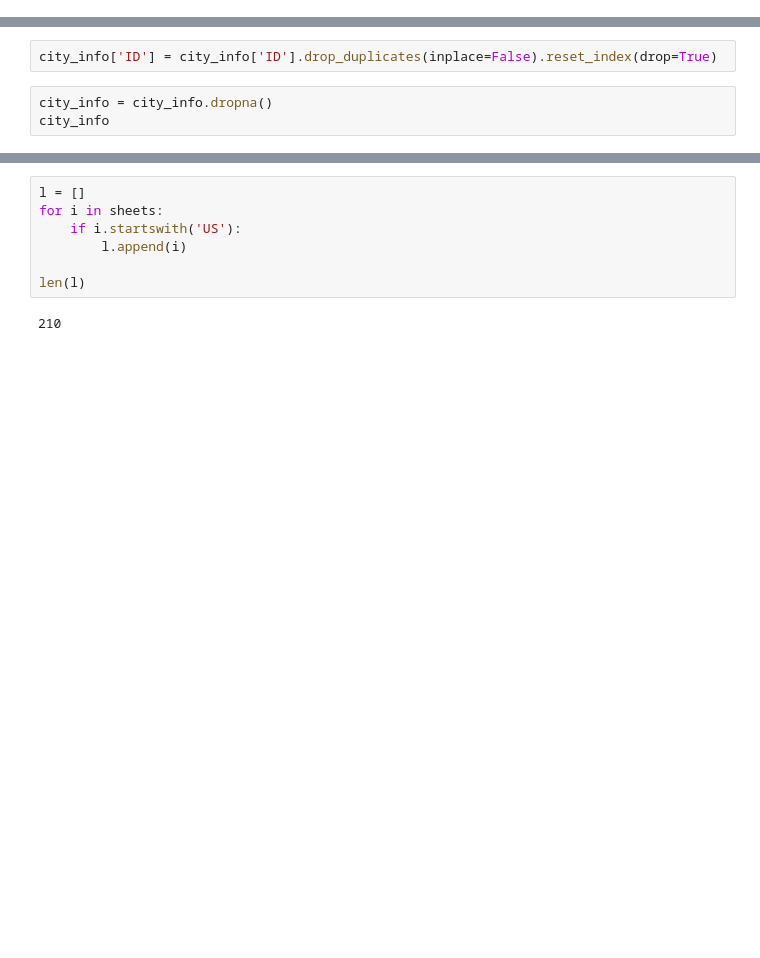
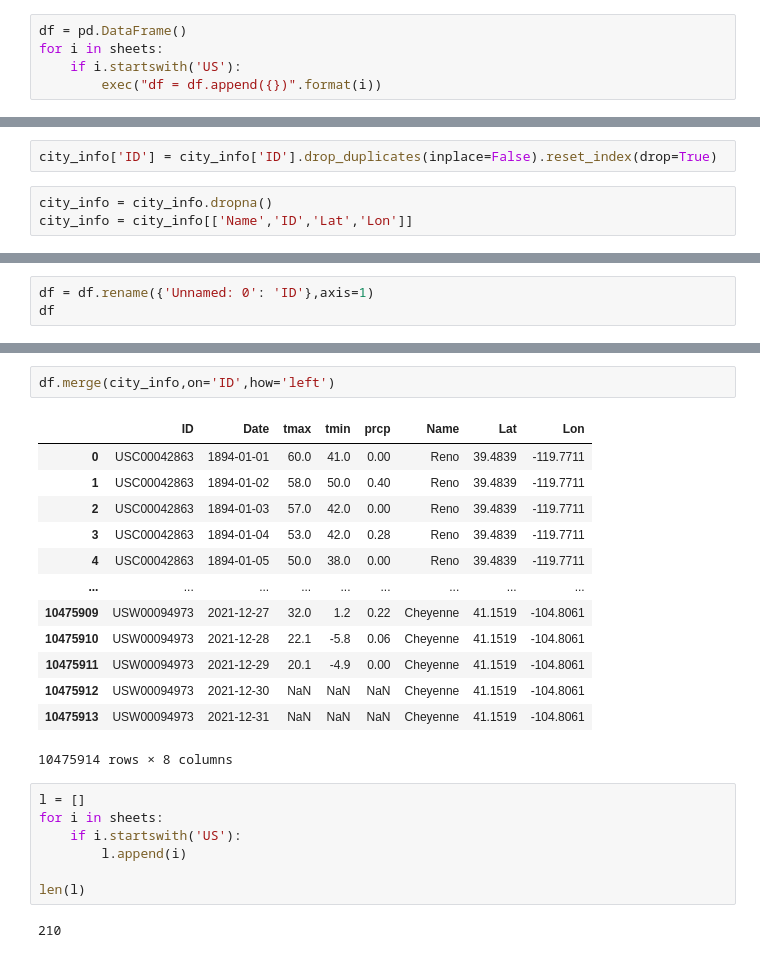
Before and after one commit to jibo16/Hermes-storeLoc-Map, a Jupyter notebook: PrecipMap/Heatmaps.ipynb, the cells around one changed output, grey strips where cells are left out. Saved outputs shown, nothing was run; the diff lists cells and outputs as text; blank space fills up the shorter version.

```diff
--- a/PrecipMap/Heatmaps.ipynb
+++ b/PrecipMap/Heatmaps.ipynb
@@ -18,3 +18,8 @@ sheets=[]
 for var in dir():
     if isinstance(locals()[var], pd.core.frame.DataFrame):
         sheets.append(var)
+# %%
+df = pd.DataFrame()
+for i in sheets:
+    if i.startswith('US'):
+        exec("df = df.append({})".format(i))
@@ -80,4 +101,4 @@ var           str          var
 city_info['ID'] = city_info['ID'].drop_duplicates(inplace=False).reset_index(drop=True)
 # %%
 city_info = city_info.dropna()
-city_info
+city_info = city_info[['Name','ID','Lat','Lon']]
@@ -97,0 +121,3 @@ city_info
+# %%
+df = df.rename({'Unnamed: 0': 'ID'},axis=1)
+df
@@ -98,3 +138,19 @@ city_info
+# %%
+df.merge(city_info,on='ID',how='left')
+# %% [output]
+|  | ID | Date | tmax | tmin | prcp | Name | Lat | Lon |
+| 0 | USC00042863 | 1894-01-01 | 60.0 | 41.0 | 0.00 | Reno | 39.4839 | -119.7711 |
+| 1 | USC00042863 | 1894-01-02 | 58.0 | 50.0 | 0.40 | Reno | 39.4839 | -119.7711 |
+| 2 | USC00042863 | 1894-01-03 | 57.0 | 42.0 | 0.00 | Reno | 39.4839 | -119.7711 |
+| 3 | USC00042863 | 1894-01-04 | 53.0 | 42.0 | 0.28 | Reno | 39.4839 | -119.7711 |
+| 4 | USC00042863 | 1894-01-05 | 50.0 | 38.0 | 0.00 | Reno | 39.4839 | -119.7711 |
+| ... | ... | ... | ... | ... | ... | ... | ... | ... |
+| 10475909 | USW00094973 | 2021-12-27 | 32.0 | 1.2 | 0.22 | Cheyenne | 41.1519 | -104.8061 |
+| 10475910 | USW00094973 | 2021-12-28 | 22.1 | -5.8 | 0.06 | Cheyenne | 41.1519 | -104.8061 |
+| 10475911 | USW00094973 | 2021-12-29 | 20.1 | -4.9 | 0.00 | Cheyenne | 41.1519 | -104.8061 |
+| 10475912 | USW00094973 | 2021-12-30 | NaN | NaN | NaN | Cheyenne | 41.1519 | -104.8061 |
+| 10475913 | USW00094973 | 2021-12-31 | NaN | NaN | NaN | Cheyenne | 41.1519 | -104.8061 |
+10475914 rows × 8 columns
 # %%
 l = []
 for i in sheets:
```
Also changed, not shown: parts of 6 cells of this notebook.
